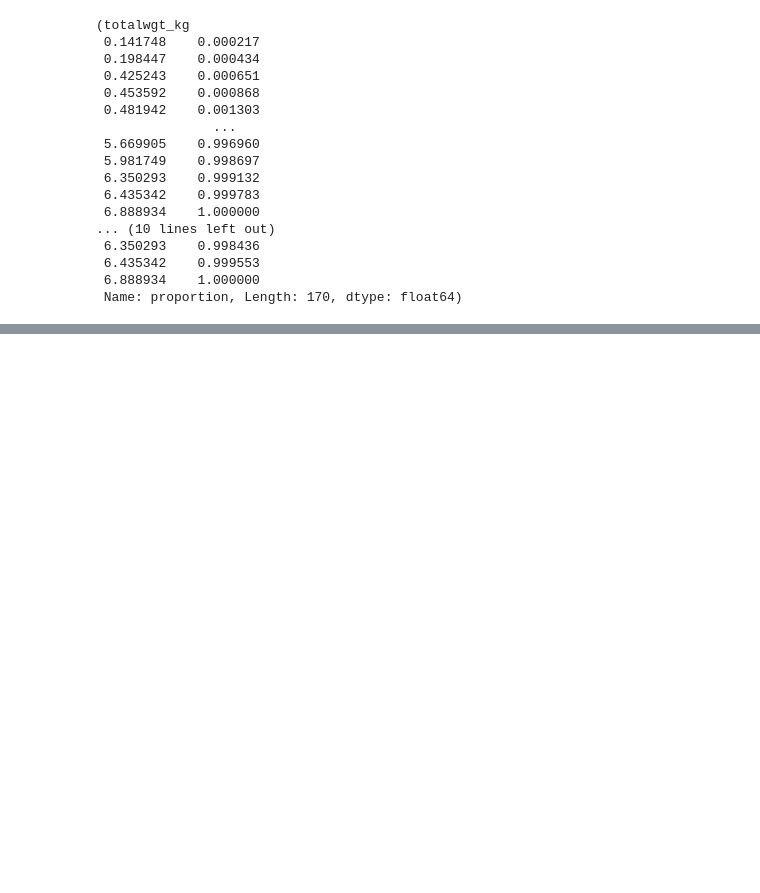
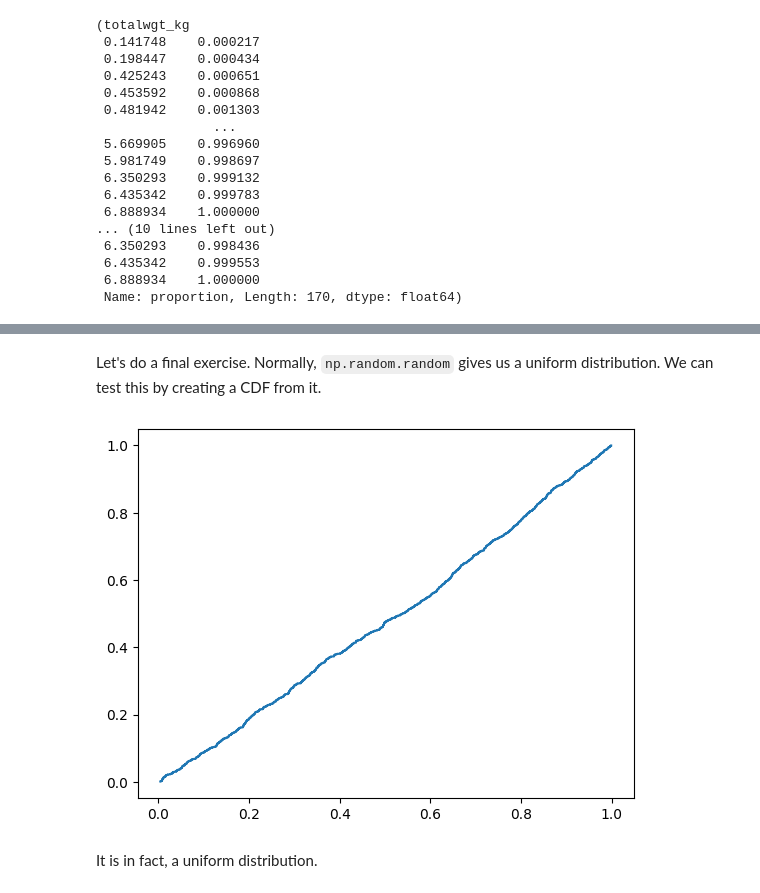
Before and after one commit to dybdeskarphet/statistics, a Jupyter notebook: notes/think_stats/04_cdf.ipynb, the cells around one changed output, grey strips where cells are left out. Drawn from its saved outputs; the diff is of its cells as text; code cells hidden in the pictures; blank space fills up the shorter version.

```diff
--- a/notes/think_stats/04_cdf.ipynb
+++ b/notes/think_stats/04_cdf.ipynb
@@ -335,0 +337,12 @@ We can say that female babies are slightly lighter than male babies.
+# %% [markdown]
+Let's do a final exercise. Normally, `np.random.random` gives us a uniform distribution. We can test this by creating a CDF from it.
+# %%
+t = np.random.random(1001)
+t_freq = pd.Series(t).value_counts(normalize=True).sort_index().cumsum()
+fig, ax = plt.subplots()
+ax.step(t_freq.index, t_freq)
+plt.show()
+# %% [output]
+[figure, added]
+# %% [markdown]
+It is in fact, a uniform distribution.
```
Also changed, not shown: parts of 7 cells of this notebook.
